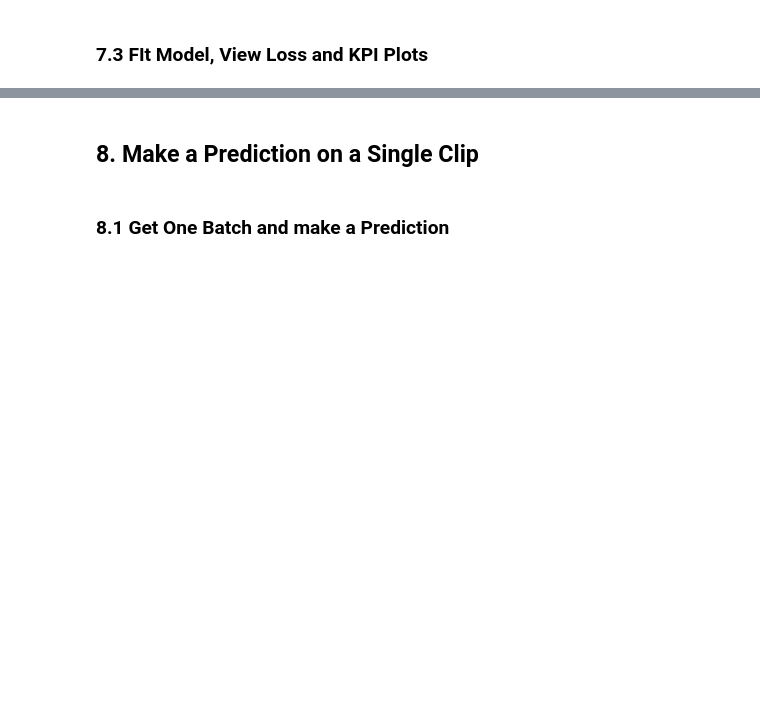
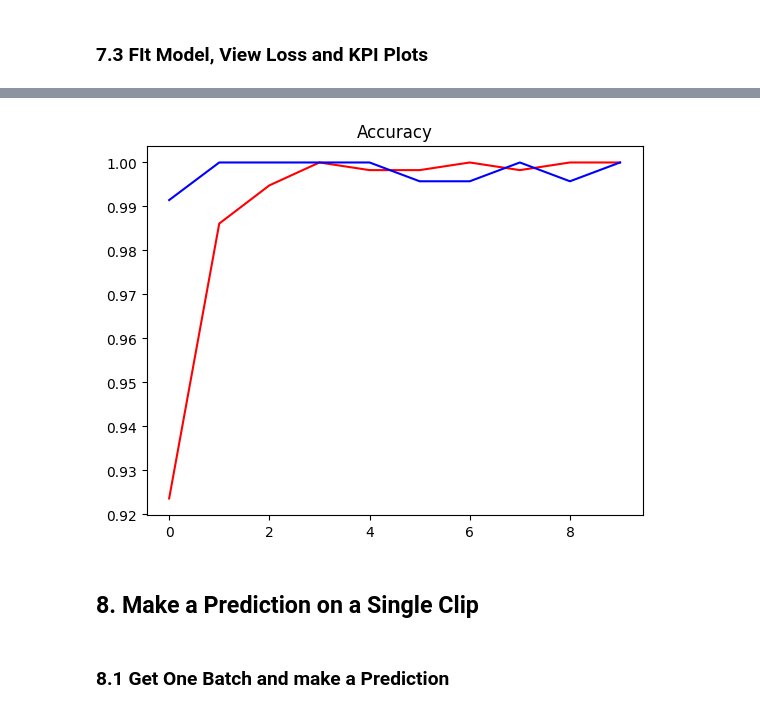
Before and after one commit to adparekh/capuchin-bird-calls, a Jupyter notebook: classify_birdcalls.ipynb, the cells around one changed output, grey strips where cells are left out. Cells and saved outputs as stored; diff of their text form; code cells hidden in the pictures; blank space fills up the shorter version.

```diff
--- a/classify_birdcalls.ipynb
+++ b/classify_birdcalls.ipynb
@@ -306,3 +319,10 @@ plt.show()
+# %%
+plt.title("Accuracy")
+plt.plot(hist.history['accuracy'], 'r')
+plt.plot(hist.history['val_accuracy'], 'b')
+plt.show()
+# %% [output]
+[figure, added]
 # %% [markdown]
 ## 8. Make a Prediction on a Single Clip
 # %% [markdown]
```
Also changed, not shown: parts of 12 cells of this notebook, 1 other file.
